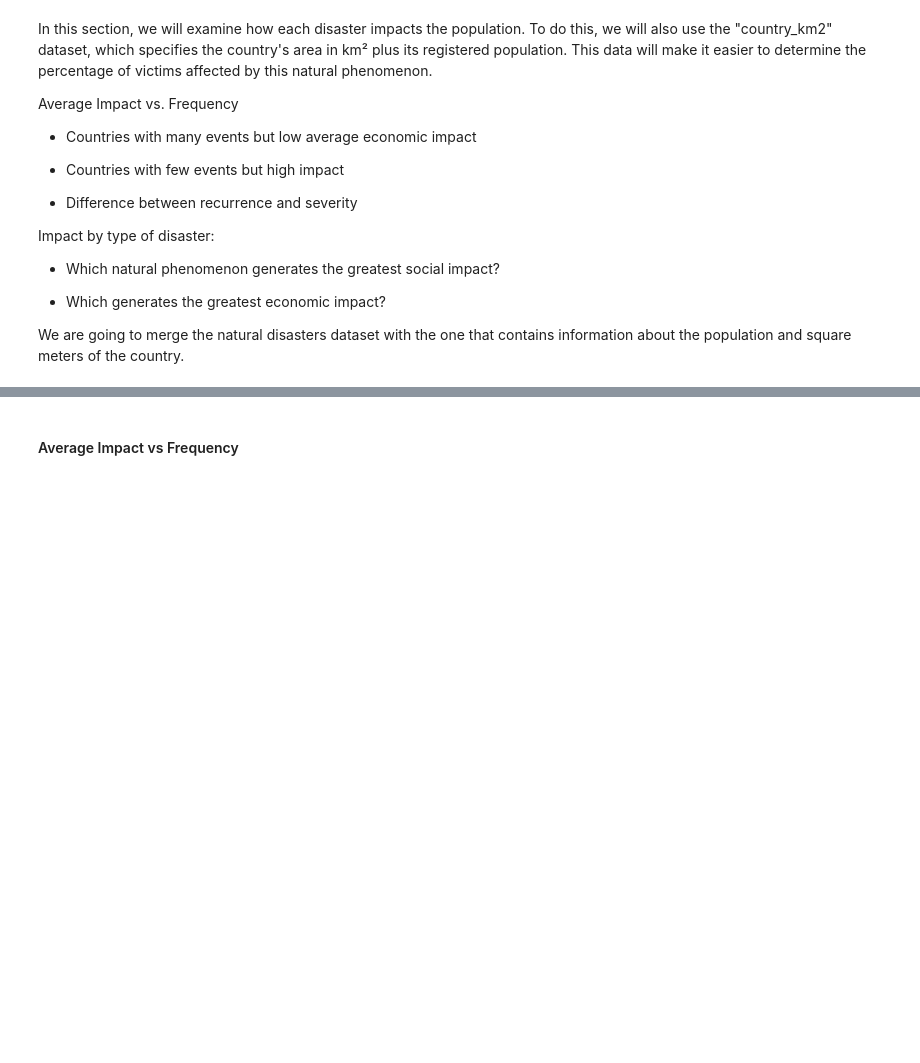
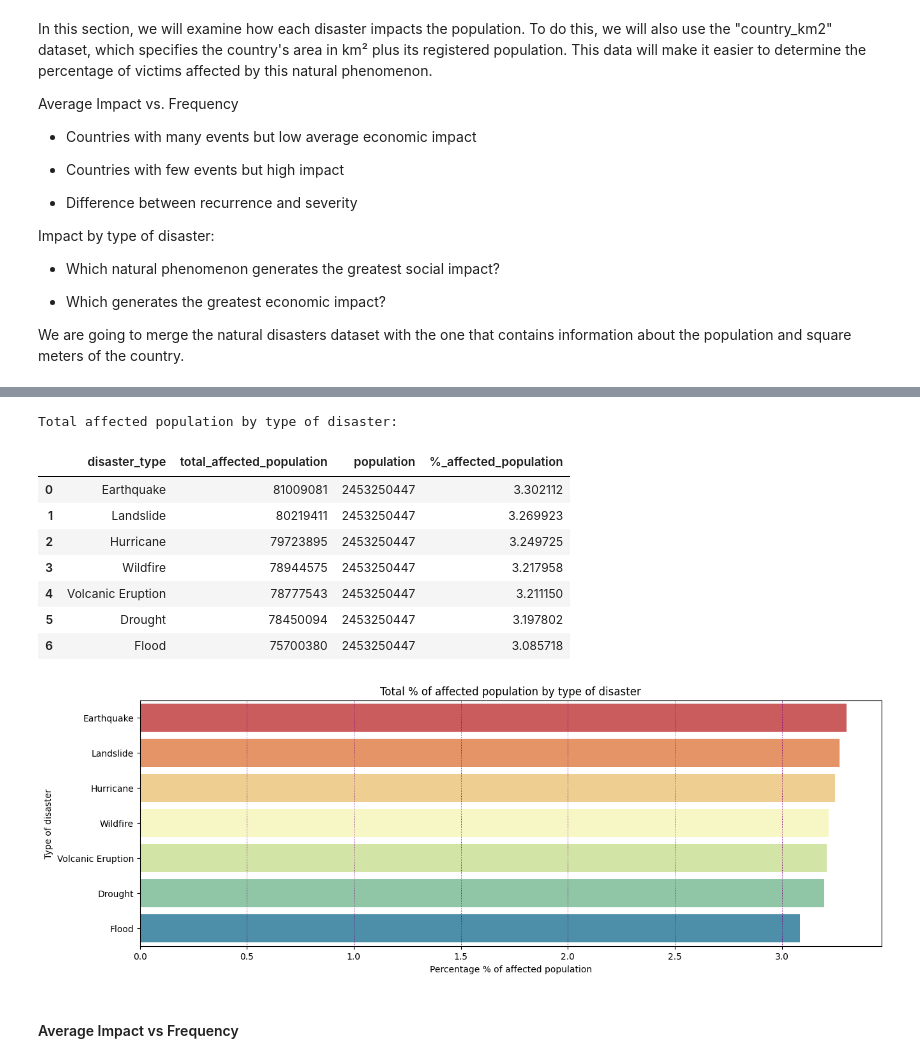
Before and after one commit to ailinalvarez/natural_disaster, a Jupyter notebook: disaster_event.ipynb, the cells around one changed output, grey strips where cells are left out. Drawn from its saved outputs; the diff is of its cells as text; code cells hidden in the pictures; blank space fills up the shorter version.

```diff
--- a/disaster_event.ipynb
+++ b/disaster_event.ipynb
@@ -464,3 +495,32 @@ display(paises_info.sample(5))
+# %%
+#we calculate the total affected population by type of disaster
+poblacion_afectada_tipo = paises_info.groupby('disaster_type')[['affected_population']].sum().reset_index()
+poblacion_afectada_tipo['population'] = paises['population'].sum()
+poblacion_afectada_tipo['%_affected_population'] = (poblacion_afectada_tipo['affected_population'] / poblacion_afectada_tipo['population']) * 100
+poblacion_afectada_tipo = poblacion_afectada_tipo.rename(columns={'affected_population': 'total_affected_population'})
+poblacion_afectada_tipo = poblacion_afectada_tipo.sort_values(by='%_affected_population', ascending=False).reset_index(drop=True)
+print('Total affected population by type of disaster:')
+display(poblacion_afectada_tipo)
+
+#we graph the total affected population by type of disaster
+plt.figure(figsize=(15,5))
+sns.barplot(data=poblacion_afectada_tipo, x='%_affected_population', y='disaster_type', palette='Spectral', hue='disaster_type')
+plt.title('Total % of affected population by type of disaster')
+plt.xlabel('Percentage % of affected population')
+plt.ylabel('Type of disaster')
+plt.grid(axis='x', color='purple', linestyle=':', linewidth=0.7)
+plt.show()
+# %% [output]
+Total affected population by type of disaster:
+|  | disaster_type | total_affected_population | population | %_affected_population |
+| 0 | Earthquake | 81009081 | 2453250447 | 3.302112 |
+| 1 | Landslide | 80219411 | 2453250447 | 3.269923 |
+| 2 | Hurricane | 79723895 | 2453250447 | 3.249725 |
+| 3 | Wildfire | 78944575 | 2453250447 | 3.217958 |
+| 4 | Volcanic Eruption | 78777543 | 2453250447 | 3.211150 |
+| 5 | Drought | 78450094 | 2453250447 | 3.197802 |
+| 6 | Flood | 75700380 | 2453250447 | 3.085718 |
+[figure, added]
 # %% [markdown]
 #### Average Impact vs Frequency
 # %%
```
Also changed, not shown: parts of 6 cells of this notebook.
